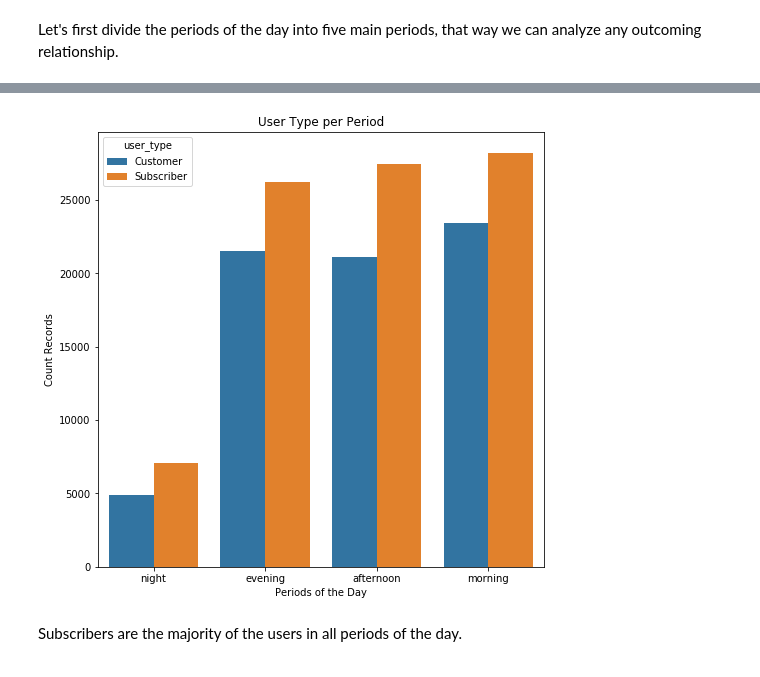
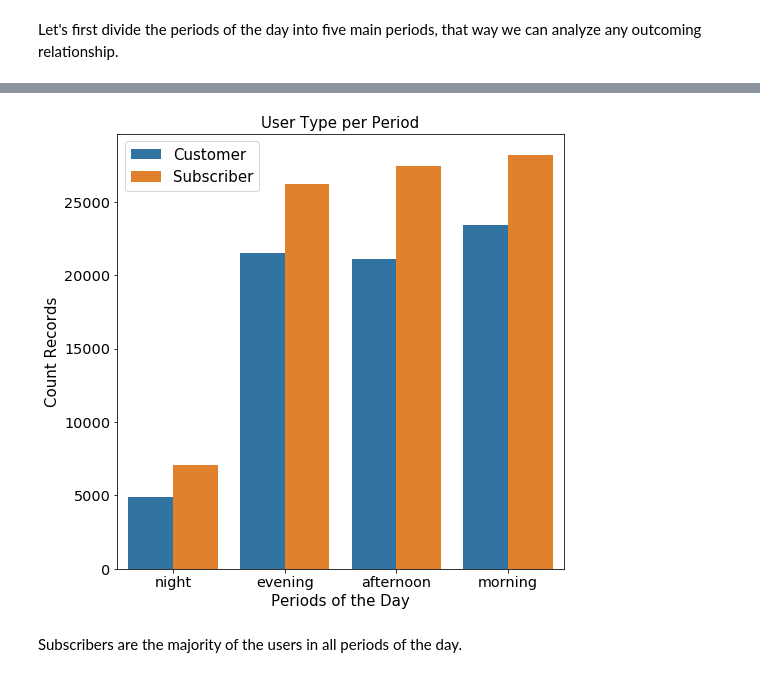
Before and after one commit to eduardopd/udacity-data-analysis-data-visualization, a Jupyter notebook: bay-wheels.ipynb, the cells around one changed output, grey strips where cells are left out. Saved outputs shown, nothing was run; the diff lists cells and outputs as text; code cells hidden in the pictures.

```diff
--- a/bay-wheels.ipynb
+++ b/bay-wheels.ipynb
@@ -14,6 +14,15 @@ import math
 import datetime
 
 %matplotlib inline
+# %%
+import matplotlib.pylab as pylab
+params = {'legend.fontsize': 'x-large',
+          'figure.figsize': (15, 5),
+         'axes.labelsize': 'x-large',
+         'axes.titlesize':'x-large',
+         'xtick.labelsize':'x-large',
+         'ytick.labelsize':'x-large'}
+pylab.rcParams.update(params)
 # %% [markdown]
 # Data Wrangling Process
 
@@ -854,18 +860,19 @@ See the caveats in the documentation: https://pandas.pydata.org/pandas-docs/stab
 # %%
 # Clustered Barchart for Period and User Type
 
 def graph():
     sb.countplot(data = df_other, x = 'period', hue = 'user_type')
-    plt.ylabel('Count Records')
-    plt.xlabel('Periods of the Day')
+    plt.ylabel('Count Records', fontsize=15)
+    plt.xlabel('Periods of the Day', fontsize=15)
+    plt.legend(fontsize=15)
 
 plt.figure(figsize=[8,8])
 
-plt.title('User Type per Period')
+plt.title('User Type per Period', fontsize=15)
 
 graph()
 # %% [output]
-[figure, old version]
+[figure, new version]
 # %% [markdown]
 Subscribers are the majority of the users in all periods of the day.
 # %%
```
Also changed, not shown: parts of 30 cells of this notebook.
